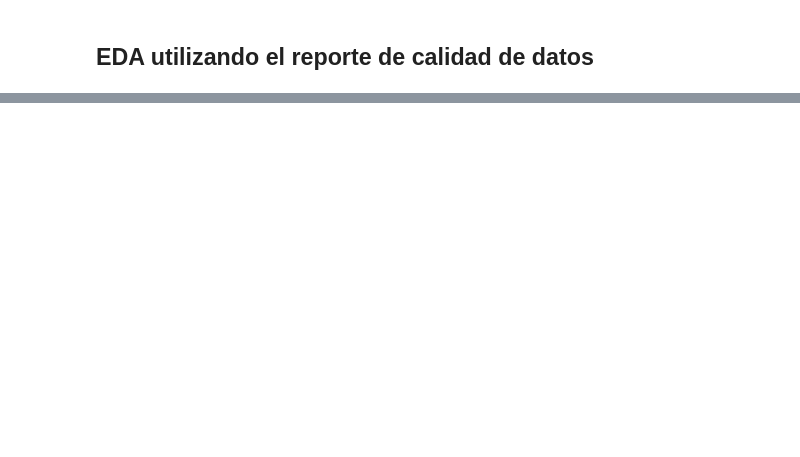
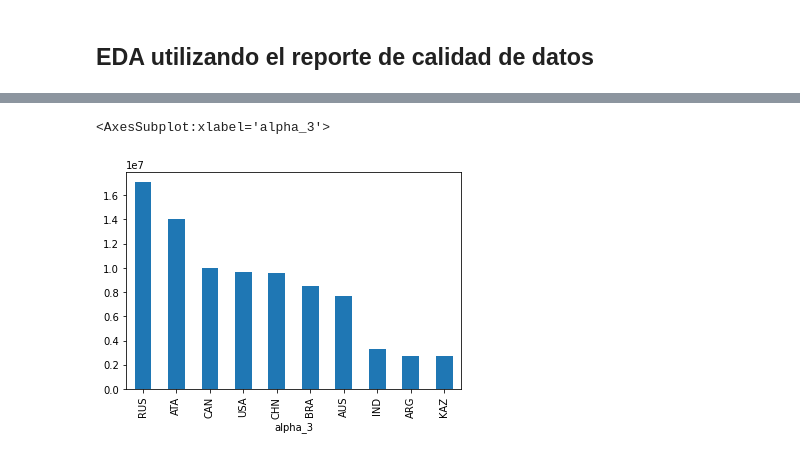
Before and after one commit to gdesirena/CDIN_O2024, a Jupyter notebook: Modulo1_Clase_Resuelta/3.- EDA.ipynb, the cells around one changed output, grey strips where cells are left out. Drawn from its saved outputs; the diff is of its cells as text; code cells hidden in the pictures; blank space fills up the shorter version.

```diff
--- a/Modulo1_Clase_Resuelta/3.- EDA.ipynb
+++ b/Modulo1_Clase_Resuelta/3.- EDA.ipynb
@@ -596,0 +778,4 @@ casado con 'C', y si es divorciado entonces con 'D', missing 'm'
+# %%
+#Filtrado del dataframe original con las columnas que cumplen al menos el 65% de datos presentes
+df_countries_65 = df_countries[col_countries_65]
+df_countries_65.head()
@@ -596,0 +963,4 @@ casado con 'C', y si es divorciado entonces con 'D', missing 'm'
+# %%
+#¿Cuáles son los 10 países con mayor superficie?
+df_countries_65_mayor_area = df_countries_65.sort_values(by='area', ascending=False).head(10)
+df_countries_65_mayor_area
@@ -596,0 +979,5 @@ casado con 'C', y si es divorciado entonces con 'D', missing 'm'
+# %%
+df_countries_65_mayor_area.set_index('alpha_3')['area'].plot(kind='bar')
+# %% [output]
+<AxesSubplot:xlabel='alpha_3'>
+[figure, added]
```
Also changed, not shown: parts of 42 cells of this notebook.
